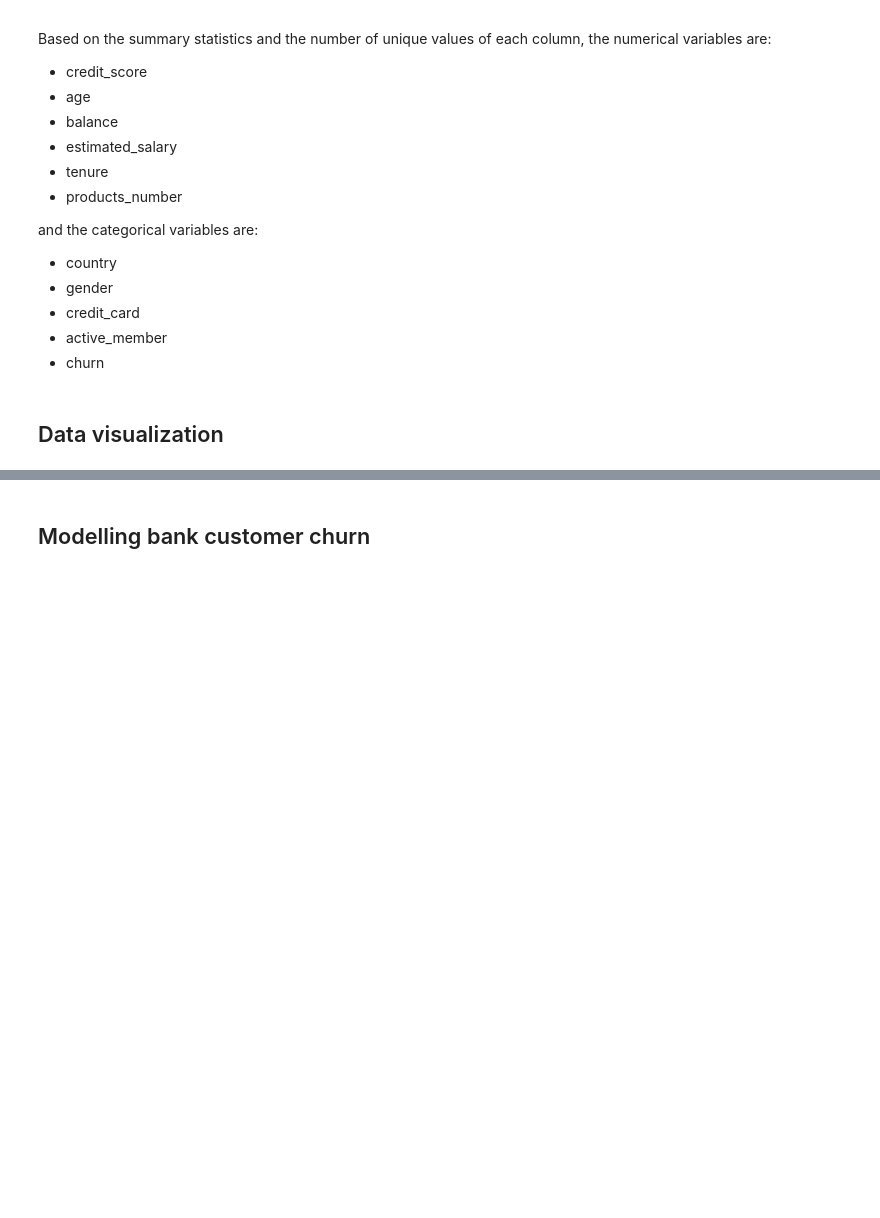
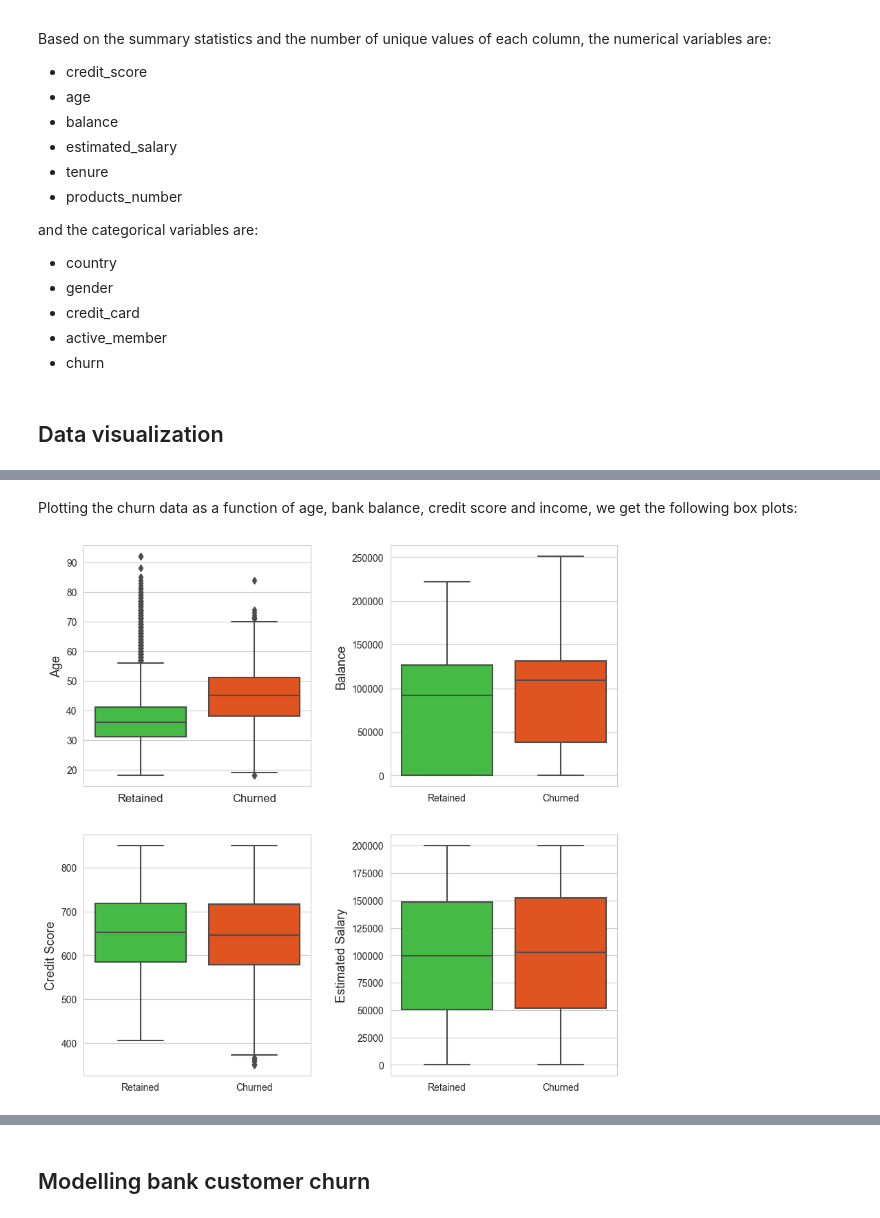
Before and after one commit to suleenwong/Bank-Customer-Churn-Analysis, a Jupyter notebook: churn_prediction_notebook.ipynb, the cells around one changed output, grey strips where cells are left out. Saved outputs shown, nothing was run; the diff lists cells and outputs as text; code cells hidden in the pictures; blank space fills up the shorter version.

```diff
--- a/churn_prediction_notebook.ipynb
+++ b/churn_prediction_notebook.ipynb
@@ -280,0 +271,34 @@ plot_subplots(ax, 'Country')
+# %% [markdown]
+Plotting the churn data as a function of age, bank balance, credit score and income, we get the following box plots:
+# %%
+fontsize=13
+sns.set_style("whitegrid")
+fig, ax = plt.subplots(2, 2, figsize=(10,10))
+plt.subplot(2, 2, 1)
+sns.boxplot(x=df['churn'], y=df["age"], palette=color_palette)
+plt.xticks([0, 1], ["Retained", "Churned"], fontsize=fontsize-1)
+plt.xlabel('')
+plt.ylabel('Age', fontsize=fontsize)
+
+plt.subplot(2, 2, 2)
+sns.boxplot(x=df['churn'], y=df["balance"], palette=color_palette)
+plt.xticks([0, 1], ["Retained", "Churned"])
+plt.xlabel('')
+plt.ylabel('Balance', fontsize=fontsize)
+
+plt.subplot(2, 2, 3)
+sns.boxplot(x=df['churn'], y=df["credit_score"], palette=color_palette)
+plt.xticks([0, 1], ["Retained", "Churned"])
+plt.xlabel('')
+plt.ylabel('Credit Score', fontsize=fontsize)
+
+plt.subplot(2, 2, 4)
+sns.boxplot(x=df['churn'], y=df["estimated_salary"], palette=color_palette)
+plt.xticks([0, 1], ["Retained", "Churned"])
+plt.xlabel('')
+plt.ylabel('Estimated Salary', fontsize=fontsize)
+
+plt.subplots_adjust(hspace=0.2, wspace=0.35)
+plt.show()
+# %% [output]
+[figure, added]
```
Also changed, not shown: parts of 27 cells of this notebook.
